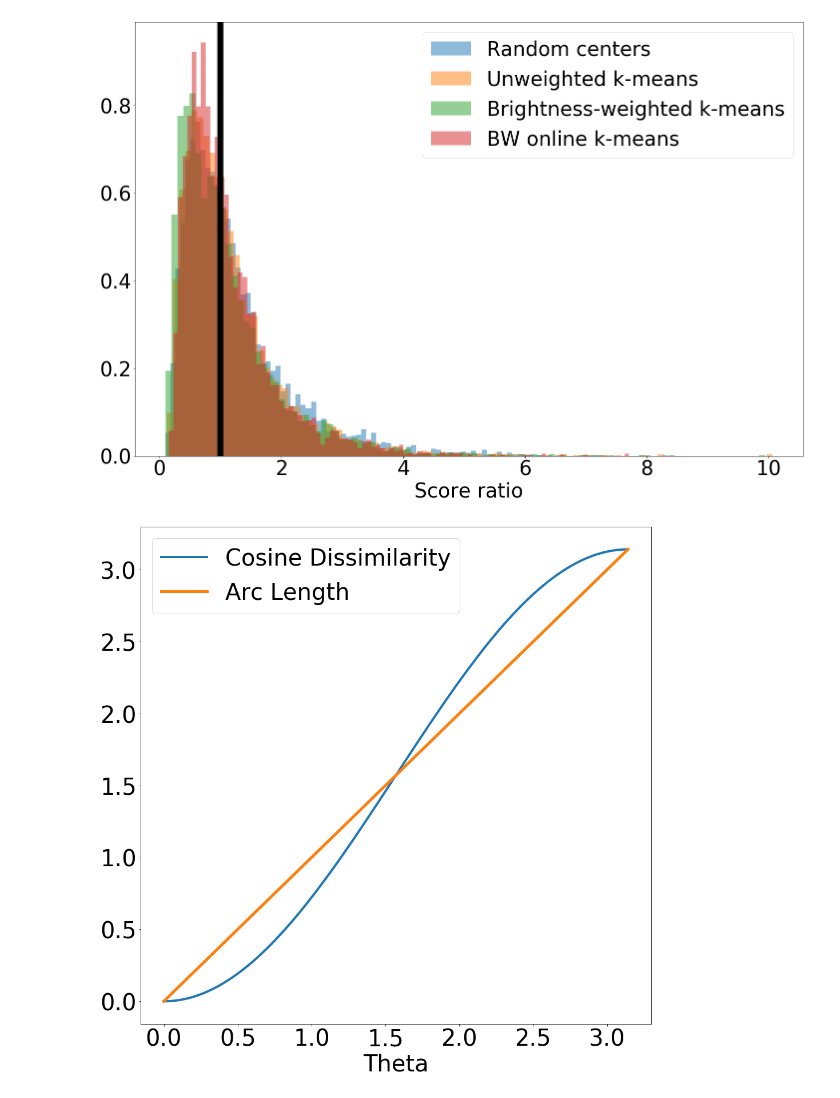
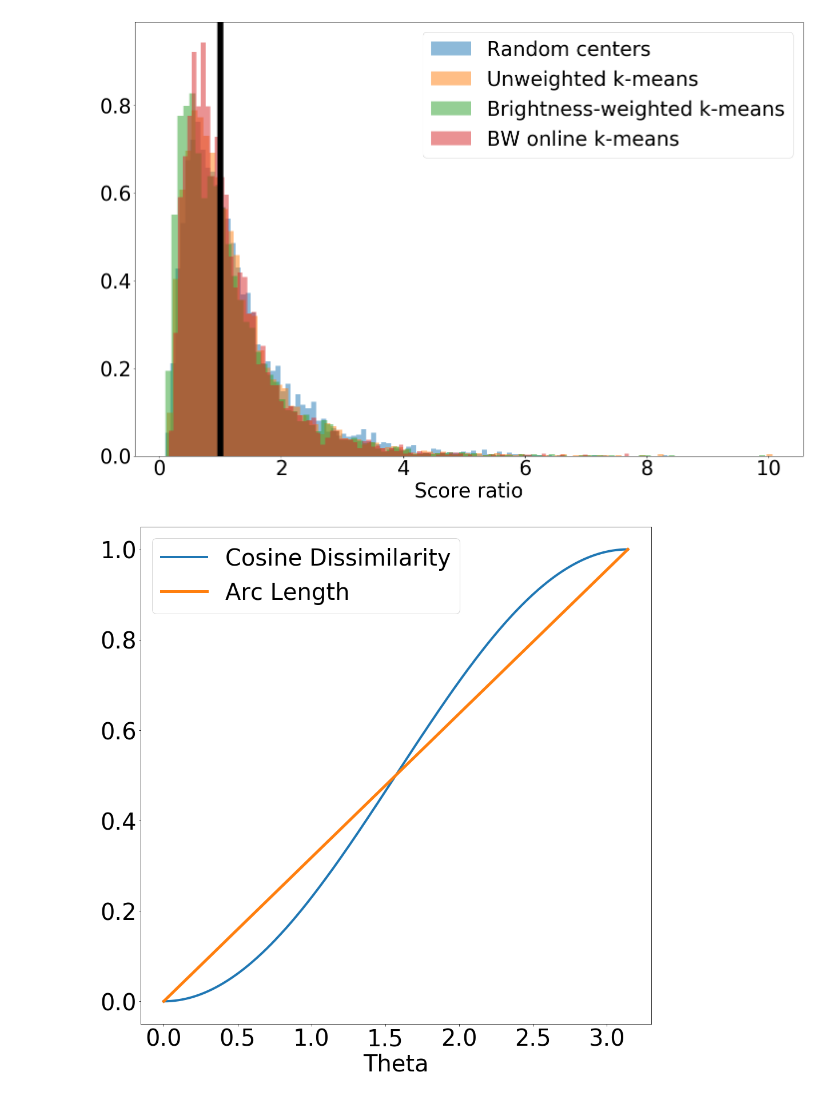
Before and after one commit to christiangil/spherical-clustering-for-constellations, a Jupyter notebook: project_notebook.ipynb, the cells around one changed output. Saved outputs shown, nothing was run; the diff lists cells and outputs as text; code cells hidden in the pictures.

```diff
--- a/project_notebook.ipynb
+++ b/project_notebook.ipynb
@@ -437,19 +433,19 @@ pf.finish_plot(fig_name="km_ratio_heur_1000.png")
 # %%
 # plotting difference between cosine dissimiliaty and
 
 # cosine dissimilarity
 def cosine_dissimilarity(th):
     return 1-np.cos(th)
 
 
 x = np.linspace(0, np.pi, 1000)
 ax = pf.init_plot()
-line1 = plt.plot(x, np.pi * cosine_dissimilarity(x) / 2, label='Cosine Dissimilarity', linewidth=4)
-line2 = plt.plot(x, x, label = 'Arc Length', linewidth=5)
+line1 = plt.plot(x, cosine_dissimilarity(x) / 2, label='Cosine Dissimilarity', linewidth=4)
+line2 = plt.plot(x, x/np.pi, label = 'Arc Length', linewidth=5)
 legend = ax.legend(fontsize=40)
 ax.set_xlabel('Theta')
 
 # pf.finish_plot()
 pf.finish_plot(fig_name="distance_comp.png")
 # %% [output]
-[figure, old version]
+[figure, new version]
```
Also changed, not shown: parts of 4 cells of this notebook, 1 other file.
